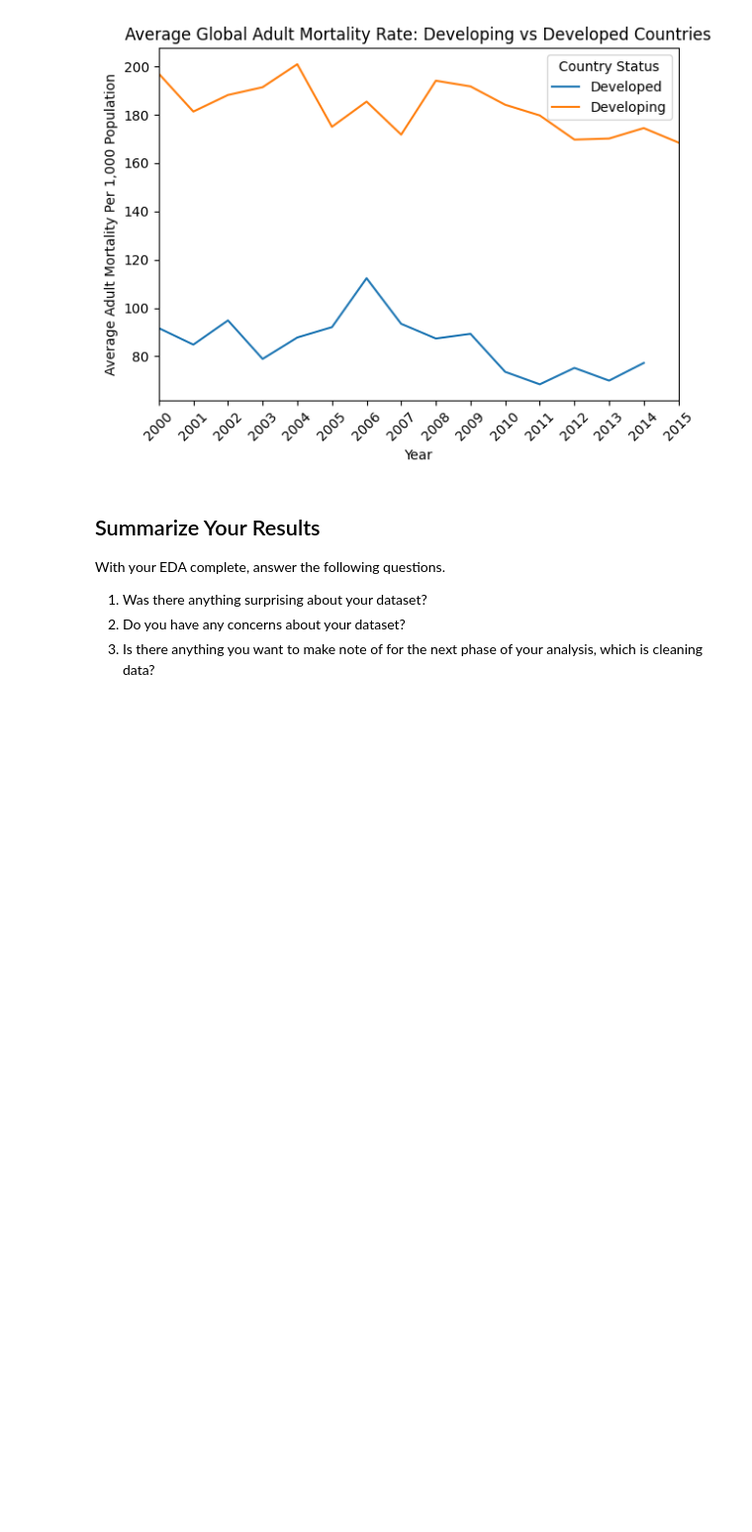
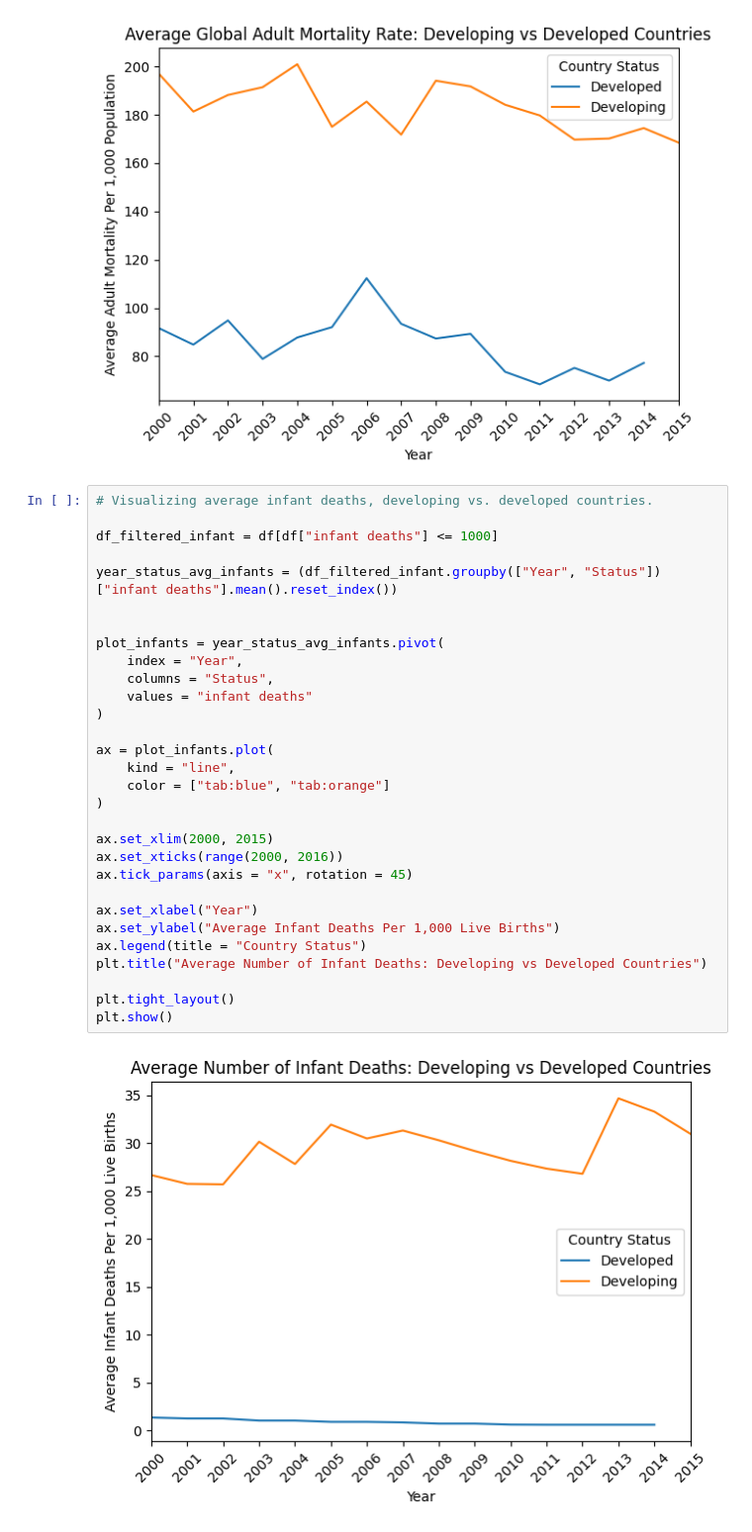
Before and after one commit to SaSheaGaston/eda-checkpoint, a Jupyter notebook: checkpoint-two.ipynb, the cells around one changed output. Shown at 99% size. Saved outputs shown, nothing was run; the diff lists cells and outputs as text; blank space fills up the shorter version.

```diff
--- a/checkpoint-two.ipynb
+++ b/checkpoint-two.ipynb
@@ -356,11 +356,35 @@ plt.tight_layout()
 plt.show()
 # %% [output]
 [figure]
-# %% [markdown]
-## Summarize Your Results
-
-With your EDA complete, answer the following questions.
-
-1. Was there anything surprising about your dataset?
-2. Do you have any concerns about your dataset?
-3. Is there anything you want to make note of for the next phase of your analysis, which is cleaning data?
+# %%
+# Visualizing average infant deaths, developing vs. developed countries.
+
+df_filtered_infant = df[df["infant deaths"] <= 1000]
+
+year_status_avg_infants = (df_filtered_infant.groupby(["Year", "Status"])["infant deaths"].mean().reset_index())
+
+
+plot_infants = year_status_avg_infants.pivot(
+    index = "Year",
+    columns = "Status",
+    values = "infant deaths"
+)
+
+ax = plot_infants.plot(
+    kind = "line",
+    color = ["tab:blue", "tab:orange"]
+)
+
+ax.set_xlim(2000, 2015)
+ax.set_xticks(range(2000, 2016))
+ax.tick_params(axis = "x", rotation = 45)
+
+ax.set_xlabel("Year")
+ax.set_ylabel("Average Infant Deaths Per 1,000 Live Births")
+ax.legend(title = "Country Status")
+plt.title("Average Number of Infant Deaths: Developing vs Developed Countries")
+
+plt.tight_layout()
+plt.show()
+# %% [output]
+[figure, added]
```
Also changed, not shown: parts of 41 cells of this notebook.
